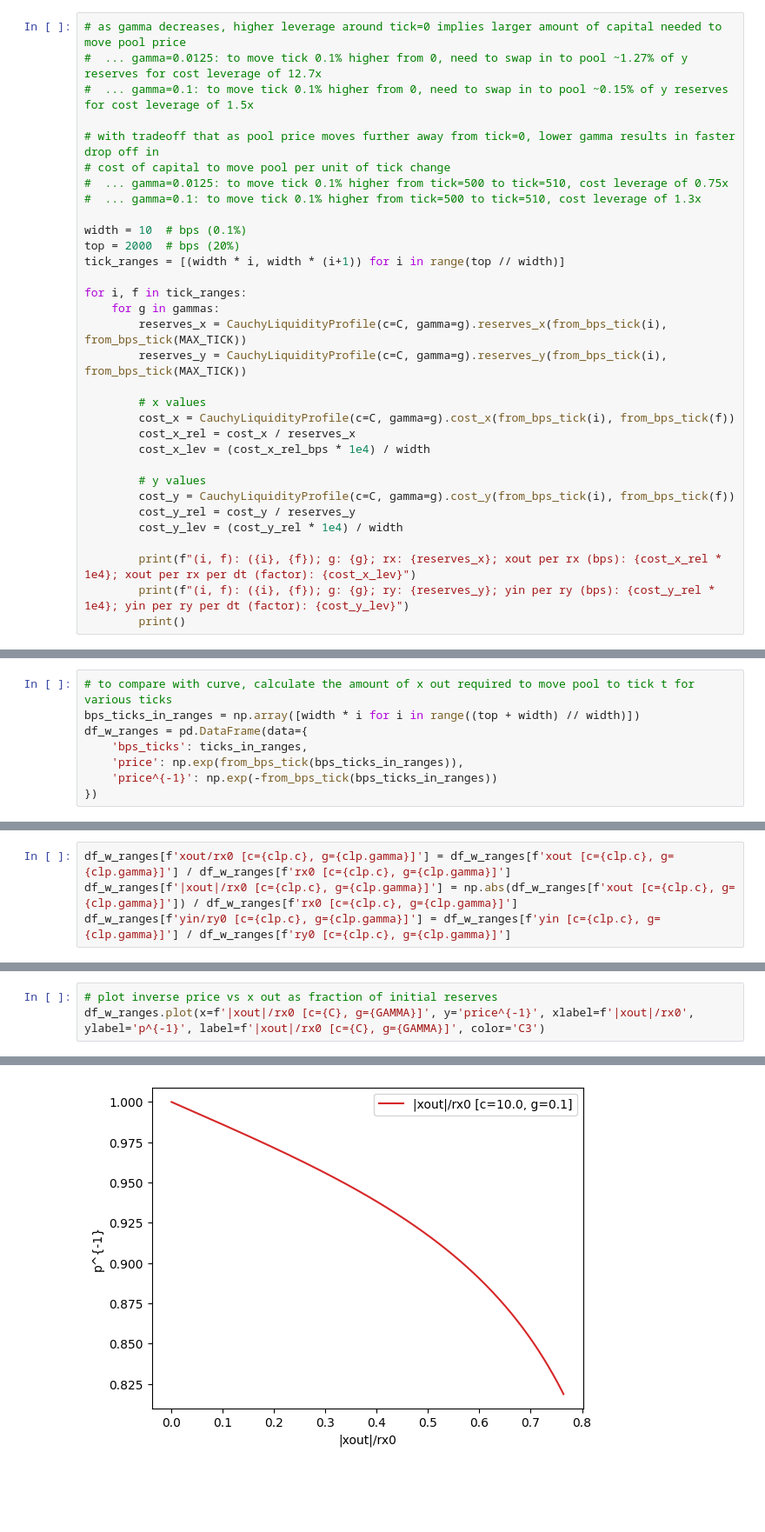
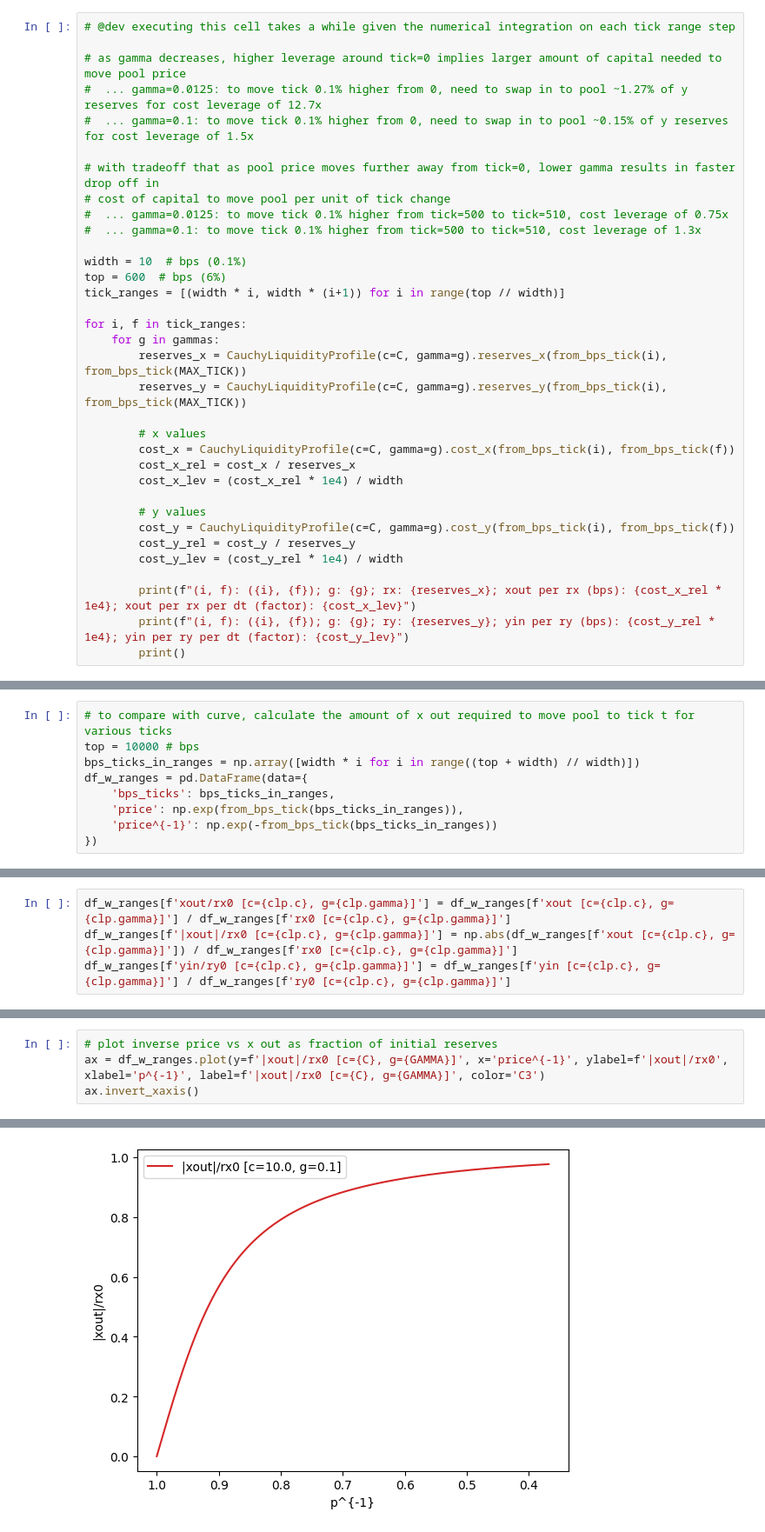
Before and after one commit to smolquants/cauchy-simulations-2025-03, a Jupyter notebook: notebook/analysis.ipynb, the cells around one changed output, grey strips where cells are left out. Shown at 87% size. Saved outputs shown, nothing was run; the diff lists cells and outputs as text; blank space fills up the shorter version.

Commit message:
fix slippage curves

```diff
--- a/notebook/analysis.ipynb
+++ b/notebook/analysis.ipynb
@@ -337,6 +337,8 @@ df.plot(x='bps_ticks', y=[f'dt/dx [c={c}, g={GAMMA}]' for c in cs], xlim=(-2000,
 [figure]
 [figure]
 # %%
+# @dev executing this cell takes a while given the numerical integration on each tick range step
+
 # as gamma decreases, higher leverage around tick=0 implies larger amount of capital needed to move pool price
 #  ... gamma=0.0125: to move tick 0.1% higher from 0, need to swap in to pool ~1.27% of y reserves for cost leverage of 12.7x
 #  ... gamma=0.1: to move tick 0.1% higher from 0, need to swap in to pool ~0.15% of y reserves for cost leverage of 1.5x
@@ -347,7 +349,7 @@ df.plot(x='bps_ticks', y=[f'dt/dx [c={c}, g={GAMMA}]' for c in cs], xlim=(-2000,
 #  ... gamma=0.1: to move tick 0.1% higher from tick=500 to tick=510, cost leverage of 1.3x
 
 width = 10  # bps (0.1%)
-top = 2000  # bps (20%)
+top = 600  # bps (6%)
 tick_ranges = [(width * i, width * (i+1)) for i in range(top // width)]
 
 for i, f in tick_ranges:
@@ -358,7 +360,7 @@ for i, f in tick_ranges:
         # x values
         cost_x = CauchyLiquidityProfile(c=C, gamma=g).cost_x(from_bps_tick(i), from_bps_tick(f))
         cost_x_rel = cost_x / reserves_x
-        cost_x_lev = (cost_x_rel_bps * 1e4) / width
+        cost_x_lev = (cost_x_rel * 1e4) / width
 
         # y values
         cost_y = CauchyLiquidityProfile(c=C, gamma=g).cost_y(from_bps_tick(i), from_bps_tick(f))
@@ -389,8 +391,9 @@ for i, f in tick_ranges:
 # %%
 # to compare with curve, calculate the amount of x out required to move pool to tick t for various ticks
+top = 10000 # bps
 bps_ticks_in_ranges = np.array([width * i for i in range((top + width) // width)])
 df_w_ranges = pd.DataFrame(data={
-    'bps_ticks': ticks_in_ranges,
+    'bps_ticks': bps_ticks_in_ranges,
     'price': np.exp(from_bps_tick(bps_ticks_in_ranges)),
     'price^{-1}': np.exp(-from_bps_tick(bps_ticks_in_ranges))
 })
@@ -438,4 +441,5 @@ df_w_ranges
 # %%
 # plot inverse price vs x out as fraction of initial reserves
-df_w_ranges.plot(x=f'|xout|/rx0 [c={C}, g={GAMMA}]', y='price^{-1}', xlabel=f'|xout|/rx0', ylabel='p^{-1}', label=f'|xout|/rx0 [c={C}, g={GAMMA}]', color='C3')
+ax = df_w_ranges.plot(y=f'|xout|/rx0 [c={C}, g={GAMMA}]', x='price^{-1}', ylabel=f'|xout|/rx0', xlabel='p^{-1}', label=f'|xout|/rx0 [c={C}, g={GAMMA}]', color='C3')
+ax.invert_xaxis()
 # %% [output]
@@ -443 +446 @@ df_w_ranges.plot(x=f'|xout|/rx0 [c={C}, g={GAMMA}]', y='price^{-1}', xlabel=f'|x
-[figure, old version]
+[figure, new version]
```
Also changed, not shown: parts of 11 cells of this notebook, 1 other file.
